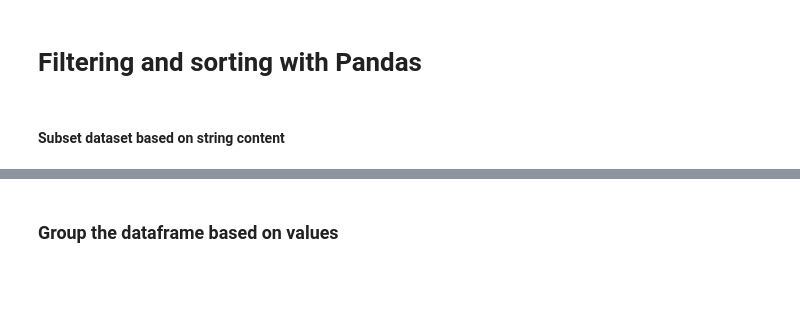
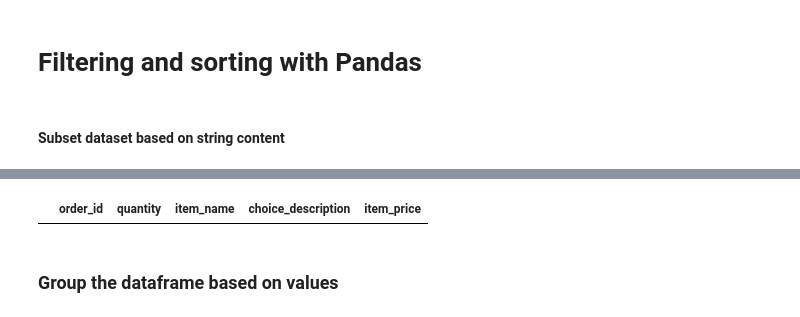
Before and after one commit to JulianOrti/Big-Data-, a Jupyter notebook: Week_03/05_Intro_to_Pandas_part2.ipynb, the cells around one changed output, grey strips where cells are left out. Drawn from its saved outputs; the diff is of its cells as text; code cells hidden in the pictures; blank space fills up the shorter version.

```diff
--- a/Week_03/05_Intro_to_Pandas_part2.ipynb
+++ b/Week_03/05_Intro_to_Pandas_part2.ipynb
@@ -117,5 +345,7 @@ chipotle[chipotle['item_name'].str.startswith('Chicken', na=False)]
 # %%
-chipotle[chipotle['item_name'].str.endswith('Bowl', na=False)]
+chipotle[chipotle['item_name'].str.endswith('bowl', na=False)]
+# %% [output]
+|  | order_id | quantity | item_name | choice_description | item_price |
 # %%
 # isin() finds all the items matching elements in the input list
 
```
Also changed, not shown: parts of 25 cells of this notebook.
